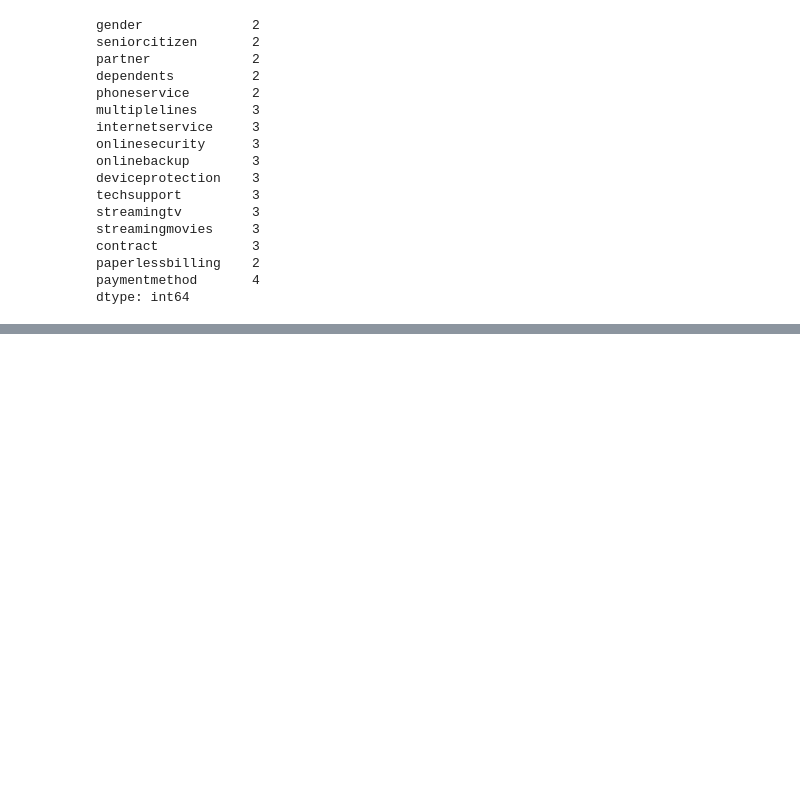
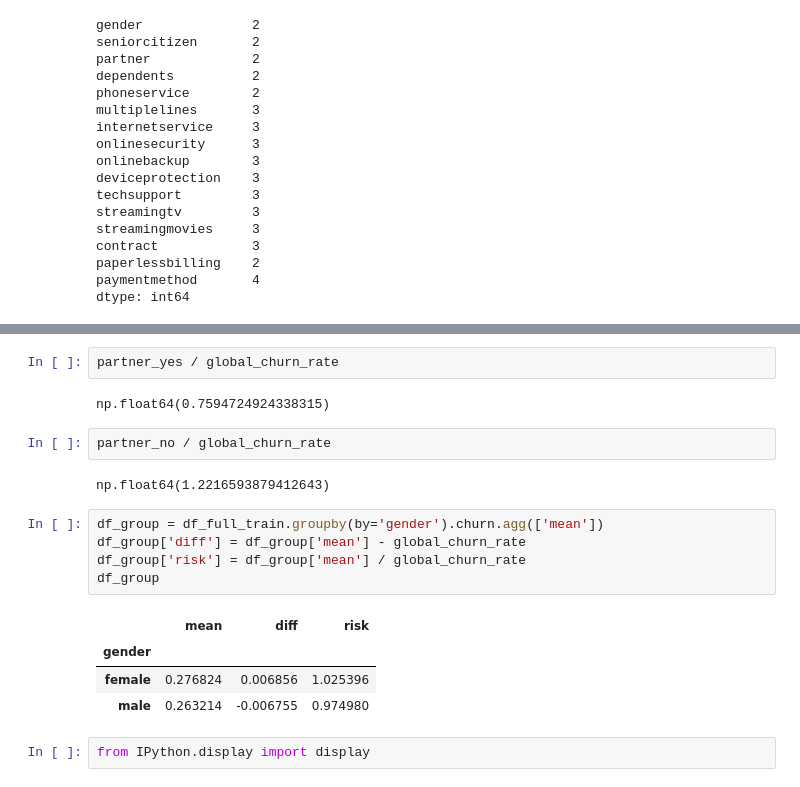
Before and after one commit to Abasi-ifreke/ml-zoomcamp, a Jupyter notebook: 03-churn_predict/01-churn.ipynb, the cells around one changed output, grey strips where cells are left out. Cells and saved outputs as stored; diff of their text form; blank space fills up the shorter version.

```diff
--- a/03-churn_predict/01-churn.ipynb
+++ b/03-churn_predict/01-churn.ipynb
@@ -345,0 +366,20 @@ dtype: int64
+# %%
+partner_yes / global_churn_rate
+# %% [output]
+np.float64(0.7594724924338315)
+# %%
+partner_no / global_churn_rate
+# %% [output]
+np.float64(1.2216593879412643)
+# %%
+df_group = df_full_train.groupby(by='gender').churn.agg(['mean'])
+df_group['diff'] = df_group['mean'] - global_churn_rate
+df_group['risk'] = df_group['mean'] / global_churn_rate
+df_group
+# %% [output]
+|  | mean | diff | risk |
+| gender |  |  |  |
+| female | 0.276824 | 0.006856 | 1.025396 |
+| male | 0.263214 | -0.006755 | 0.974980 |
+# %%
+from IPython.display import display
```
Also changed, not shown: parts of 8 cells of this notebook.
